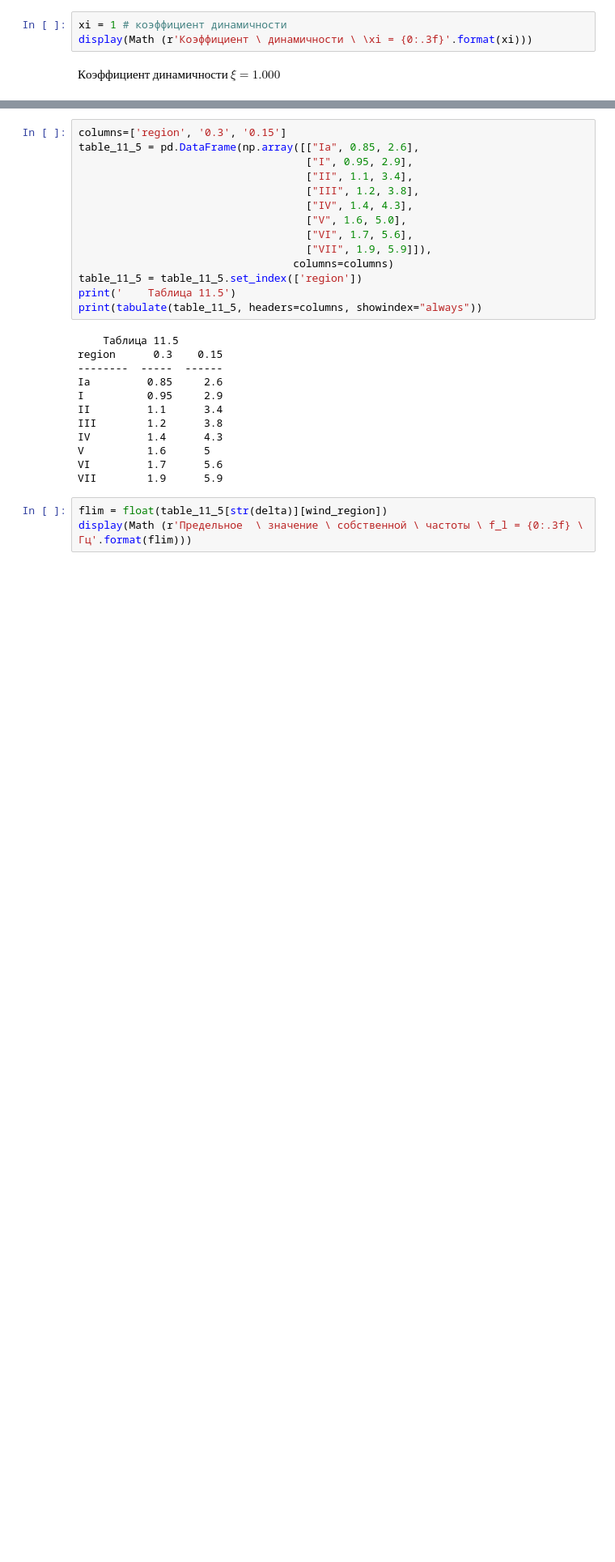
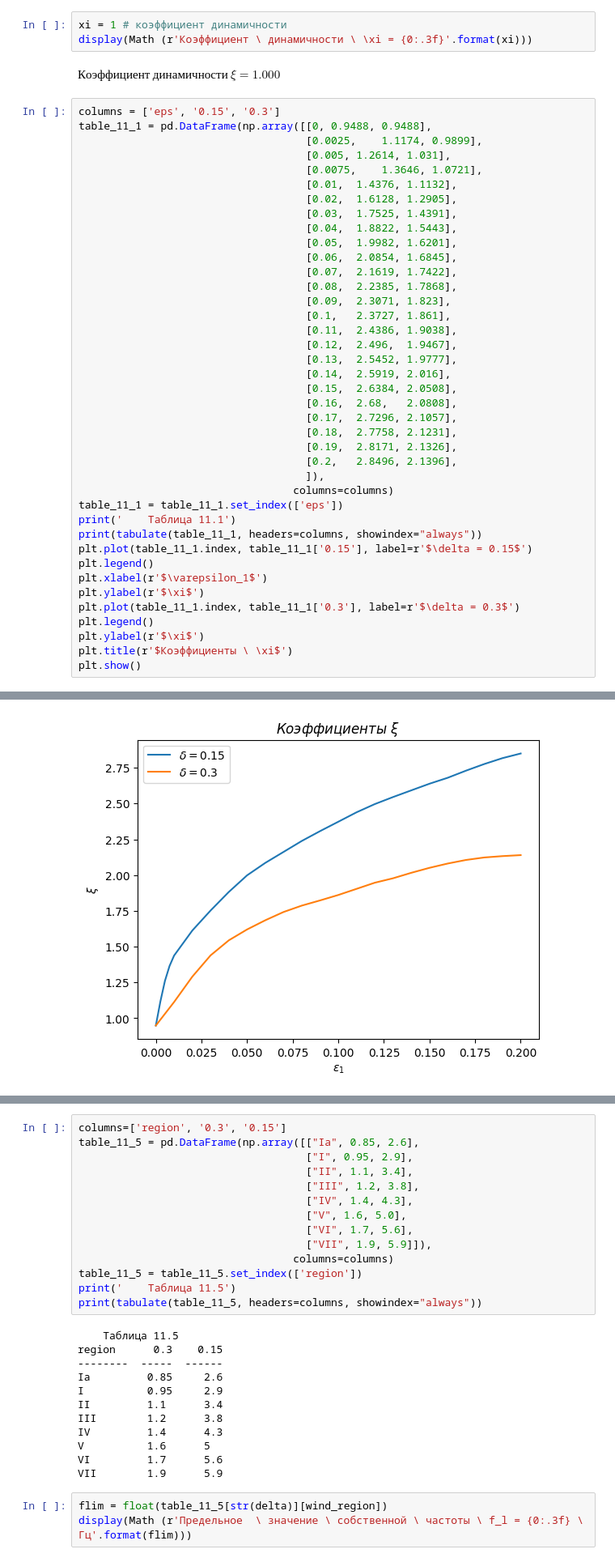
Before and after one commit to GBerezin/Wind_Jupyter, a Jupyter notebook: Wind_Loads.ipynb, the cells around one changed output, grey strips where cells are left out. Shown at 81% size. Drawn from its saved outputs; the diff is of its cells as text; blank space fills up the shorter version.

```diff
--- a/Wind_Loads.ipynb
+++ b/Wind_Loads.ipynb
@@ -238,3 +232,44 @@ xi = 1 # коэффициент динамичности
 display(Math (r'Коэффициент \ динамичности \ \xi = {0:.3f}'.format(xi)))
 # %% [output]
 $\displaystyle Коэффициент \ динамичности \ \xi = 1.000$
+# %%
+columns = ['eps', '0.15', '0.3']
+table_11_1 = pd.DataFrame(np.array([[0,	0.9488,	0.9488],
+                                    [0.0025,	1.1174,	0.9899],
+                                    [0.005,	1.2614,	1.031],
+                                    [0.0075,	1.3646,	1.0721],
+                                    [0.01,	1.4376,	1.1132],
+                                    [0.02,	1.6128,	1.2905],
+                                    [0.03,	1.7525,	1.4391],
+                                    [0.04,	1.8822,	1.5443],
+                                    [0.05,	1.9982,	1.6201],
+                                    [0.06,	2.0854,	1.6845],
+                                    [0.07,	2.1619,	1.7422],
+                                    [0.08,	2.2385,	1.7868],
+                                    [0.09,	2.3071,	1.823],
+                                    [0.1,	2.3727,	1.861],
+                                    [0.11,	2.4386,	1.9038],
+                                    [0.12,	2.496,	1.9467],
+                                    [0.13,	2.5452,	1.9777],
+                                    [0.14,	2.5919,	2.016],
+                                    [0.15,	2.6384,	2.0508],
+                                    [0.16,	2.68,	2.0808],
+                                    [0.17,	2.7296,	2.1057],
+                                    [0.18,	2.7758,	2.1231],
+                                    [0.19,	2.8171,	2.1326],
+                                    [0.2,	2.8496,	2.1396],
+                                    ]),
+                                  columns=columns)
+table_11_1 = table_11_1.set_index(['eps'])
+print('    Таблица 11.1')
+print(tabulate(table_11_1, headers=columns, showindex="always"))
+plt.plot(table_11_1.index, table_11_1['0.15'], label=r'$\delta = 0.15$')
+plt.legend()
+plt.xlabel(r'$\varepsilon_1$')
+plt.ylabel(r'$\xi$')
+plt.plot(table_11_1.index, table_11_1['0.3'], label=r'$\delta = 0.3$')
+plt.legend()
+plt.ylabel(r'$\xi$')
+plt.title(r'$Коэффициенты \ \xi$')
+plt.show()
+# %% [output]
@@ -240,0 +293 @@ $\displaystyle Коэффициент \ динамичности \ \xi = 1.000$
+[figure, added]
```
Also changed, not shown: parts of 9 cells of this notebook, 3 other files.
